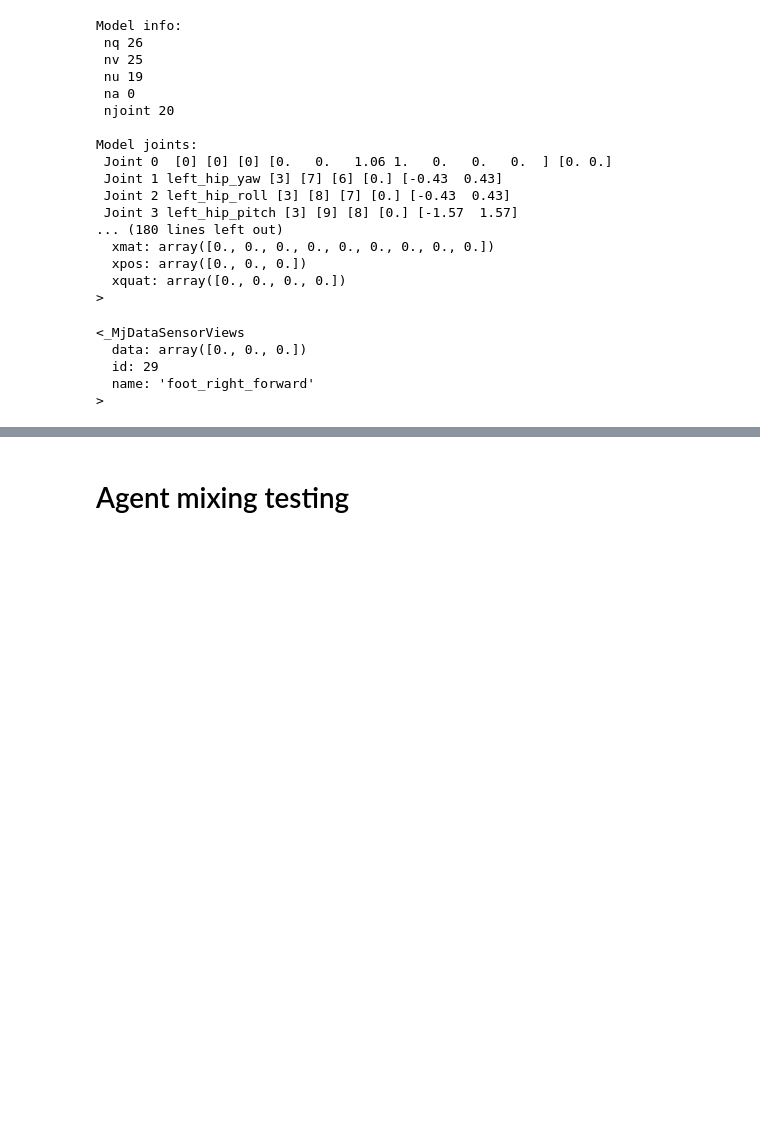
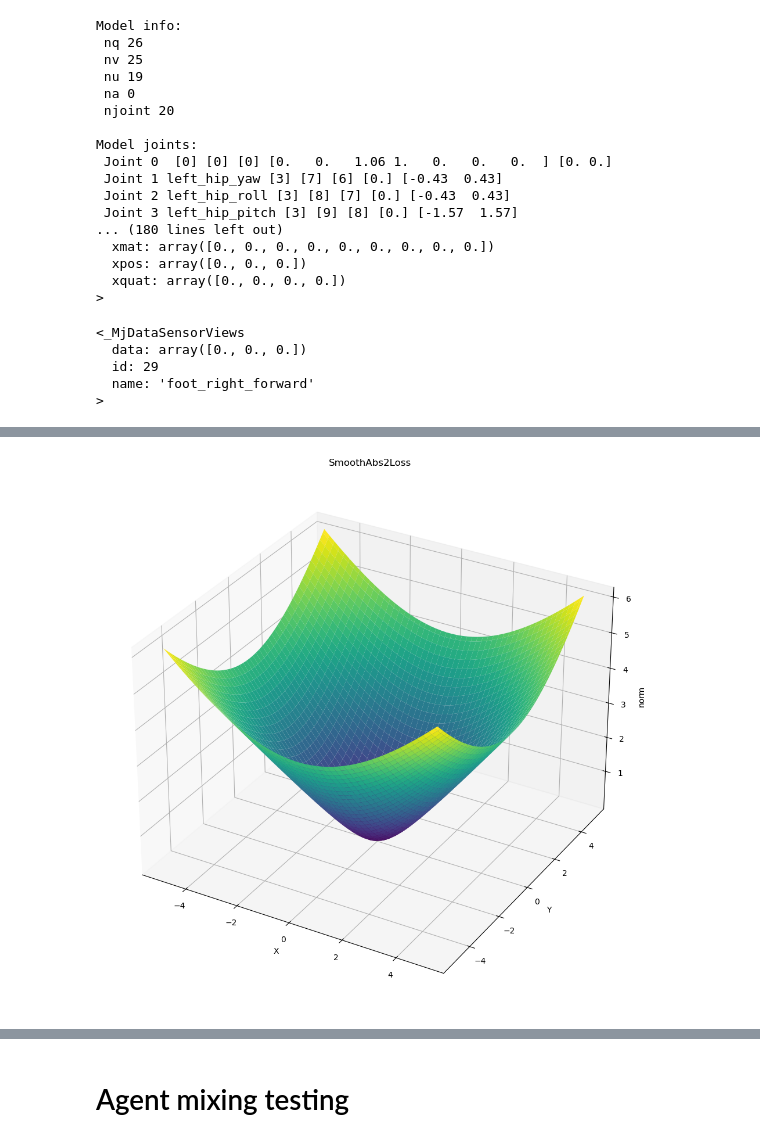
Before and after one commit to AntoSave/mujoco_mpc, a Jupyter notebook: tuning/test.ipynb, the cells around one changed output, grey strips where cells are left out. Cells and saved outputs as stored; diff of their text form; code cells hidden in the pictures; blank space fills up the shorter version.

Commit message:
[ADD] Mjpc norms visualization

```diff
--- a/tuning/test.ipynb
+++ b/tuning/test.ipynb
@@ -134,0 +137,85 @@ viewer.launch(model=model, data=data)
+# %%
+import numpy as np
+import matplotlib.pyplot as plt
+from mpl_toolkits.mplot3d import Axes3D
+# Modify functions to handle element-wise operations for proper 2D output
+
+def smooth_abs2_loss(x, y, p=1, q=2):
+    return ((np.abs(x)**q + np.abs(y)**q + p**q)**(1/q)) - p
+
+def rectify_loss(x, y, p=1):
+    return p * (np.log(1 + np.exp(x / p)) + np.log(1 + np.exp(y / p)))
+
+def l22_loss(x, y, p=1, q=2):
+    return ((x**2 + y**2)**q + p**(2*q))**(0.5 * q) - p
+
+def l2_loss(x, y, p=1):
+    return np.sqrt(x**2 + y**2 + p**2) - p
+
+def quadratic_loss(x, y):
+    return 0.5 * (x**2 + y**2)
+
+# Generate grid data
+x = np.linspace(-5, 5, 100)
+y = np.linspace(-5, 5, 100)
+X, Y = np.meshgrid(x, y)
+
+# Calculate values for each function
+Z_smooth_abs2 = smooth_abs2_loss(X, Y)
+Z_rectify = rectify_loss(X, Y)
+Z_l22 = l22_loss(X, Y)
+Z_l2 = l2_loss(X, Y)
+Z_quadratic = quadratic_loss(X, Y)
+
+# Plot each function
+
+
+# Plot SmoothAbs2Loss
+fig = plt.figure(figsize=(12, 12))
+ax = fig.add_subplot(111,projection='3d')
+ax.plot_surface(X, Y, Z_smooth_abs2, cmap='viridis')
+ax.set_title('SmoothAbs2Loss')
+ax.set_xlabel('X')
+ax.set_ylabel('Y')
+ax.set_zlabel('norm', rotation=90)
+
+
+# Plot RectifyLoss
+fig = plt.figure(figsize=(12, 12))
+ax = fig.add_subplot(111, projection='3d')
+ax.plot_surface(X, Y, Z_rectify, cmap='plasma')
+ax.set_title('RectifyLoss')
+ax.set_xlabel('X')
+ax.set_ylabel('Y')
+ax.set_zlabel('norm', rotation=90)
+
+# Plot L22 Loss
+fig = plt.figure(figsize=(12, 12))
+ax = fig.add_subplot(111, projection='3d')
+ax.plot_surface(X, Y, Z_l22, cmap='cividis')
+ax.set_title('L22 Loss')
+ax.set_xlabel('X')
+ax.set_ylabel('Y')
+ax.set_zlabel('norm', rotation=90)
+
+# Plot L2 Loss
+fig = plt.figure(figsize=(12, 12))
+ax = fig.add_subplot(111, projection='3d')
+ax.plot_surface(X, Y, Z_l2, cmap='inferno')
+ax.set_title('L2 Loss')
+ax.set_xlabel('X')
+ax.set_ylabel('Y')
+ax.set_zlabel('norm', rotation=90)
+
+# Plot Quadratic Loss
+fig = plt.figure(figsize=(12, 12))
+ax = fig.add_subplot(111, projection='3d')
+ax.plot_surface(X, Y, Z_quadratic, cmap='magma')
+ax.set_title('Quadratic Loss')
+ax.set_xlabel('X')
+ax.set_ylabel('Y')
+ax.set_zlabel('norm', rotation=90)
+
+plt.show()
+# %% [output]
+[figure, added]
```
Also changed, not shown: parts of 2 cells of this notebook.
